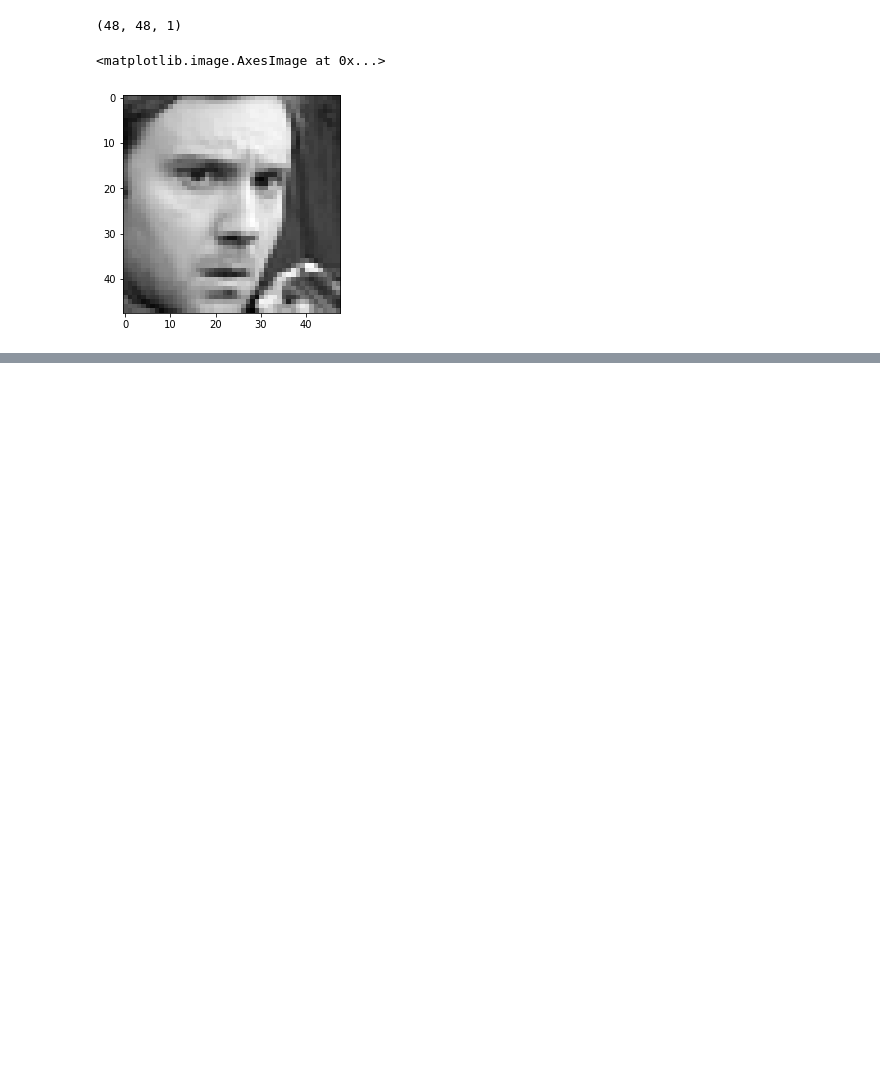
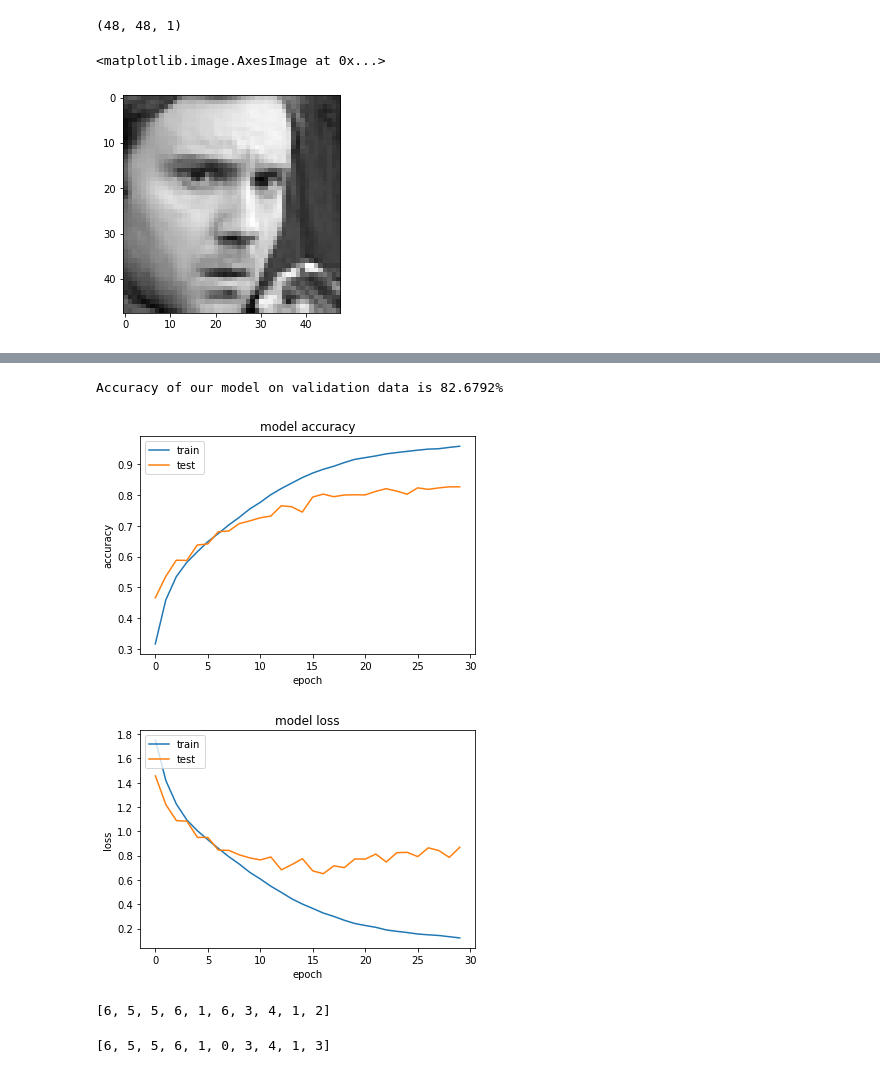
Before and after one commit to notjustnonso/ferMLproject, a Jupyter notebook: COMP_642_Project.ipynb, the cells around one changed output, grey strips where cells are left out. Drawn from its saved outputs; the diff is of its cells as text; code cells hidden in the pictures; blank space fills up the shorter version.

```diff
--- a/COMP_642_Project.ipynb
+++ b/COMP_642_Project.ipynb
@@ -148,0 +226,3 @@ plt.imshow(x_data[0].squeeze(axis=2), cmap='gray')
+# %%
+adam = keras.optimizers.Adam(learning_rate=0.0001)
+model.compile(optimizer=adam, loss='categorical_crossentropy', metrics=['accuracy'])
@@ -148,0 +241,3 @@ plt.imshow(x_data[0].squeeze(axis=2), cmap='gray')
+# %%
+# we then train our model
+history = model.fit(x_train, y_train, epochs = 30, validation_data=(x_test, y_test))
@@ -148,0 +268,42 @@ plt.imshow(x_data[0].squeeze(axis=2), cmap='gray')
+# %%
+print(f"Accuracy of our model on validation data is {round(result[1] * 100, 4)}%")
+# %% [output]
+Accuracy of our model on validation data is 82.6792%
+# %%
+# we plot the accuracy and the loss function here
+plt.plot(history.history['accuracy'])
+plt.plot(history.history['val_accuracy'])
+plt.title('model accuracy')
+plt.ylabel('accuracy')
+plt.xlabel('epoch')
+plt.legend(['train', 'test'], loc='upper left')
+plt.show()
+# summarize history for loss
+plt.plot(history.history['loss'])
+plt.plot(history.history['val_loss'])
+plt.title('model loss')
+plt.ylabel('loss')
+plt.xlabel('epoch')
+plt.legend(['train', 'test'], loc='upper left')
+plt.show()
+# %% [output]
+[figure, added]
+[figure, added]
+# %%
+# Let's make some predictions
+y_pred = model.predict(x_test)
+y_result = []
+
+for pred in y_pred:
+    y_result.append(np.argmax(pred))
+y_result[:10]
+# %% [output]
+[6, 5, 5, 6, 1, 6, 3, 4, 1, 2]
+# %%
+y_actual = []
+
+for pred in y_test:
+    y_actual.append(np.argmax(pred))
+y_actual[:10]
+# %% [output]
+[6, 5, 5, 6, 1, 0, 3, 4, 1, 3]
```
Also changed, not shown: parts of 72 cells of this notebook.
